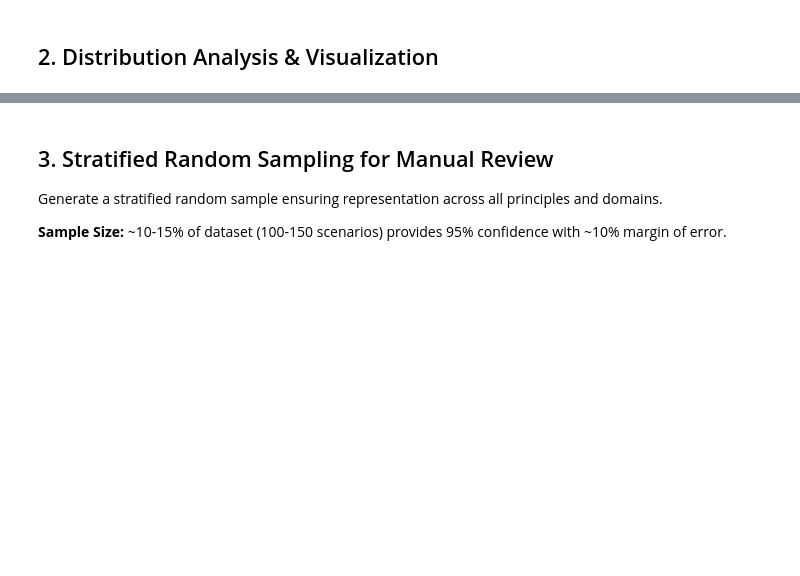
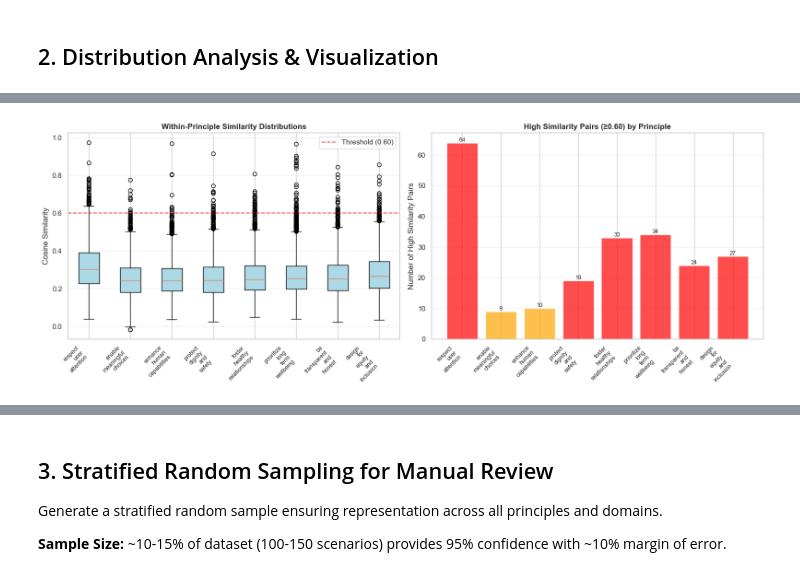
Before and after one commit to buildinghumanetech/humanebench, a Jupyter notebook: data_generation/qa_analysis.ipynb, the cells around one changed output, grey strips where cells are left out. Saved outputs shown, nothing was run; the diff lists cells and outputs as text; code cells hidden in the pictures; blank space fills up the shorter version.

Commit message:
qa with cosine sim

```diff
--- a/data_generation/qa_analysis.ipynb
+++ b/data_generation/qa_analysis.ipynb
@@ -288,0 +548,81 @@ Name: input_length, dtype: float64
+# %%
+# Summary visualization and recommendations
+print("=== SUMMARY: MODE COLLAPSE DETECTION ===\n")
+
+# Summary statistics table
+summary_data = []
+for principle in HUMANE_PRINCIPLES:
+    if principle in within_principle_results:
+        stats = within_principle_results[principle]
+        summary_data.append({
+            'Principle': principle,
+            'Min': f"{stats['min']:.3f}",
+            'Mean': f"{stats['mean']:.3f}",
+            'Max': f"{stats['max']:.3f}",
+            'Std': f"{stats['std']:.3f}",
+            'High Sim Pairs (≥0.60)': stats['n_high_sim']
+        })
+
+summary_df = pd.DataFrame(summary_data)
+print(summary_df.to_string(index=False))
+
+# Visualizations
+fig, (ax1, ax2) = plt.subplots(1, 2, figsize=(16, 6))
+
+# Box plot of similarity distributions
+similarity_dists = []
+labels = []
+for principle in HUMANE_PRINCIPLES:
+    if principle in within_principle_results:
+        similarity_dists.append(within_principle_results[principle]['similarities'])
+        labels.append(principle.replace('-', '\n'))
+
+bp = ax1.boxplot(similarity_dists, labels=labels, patch_artist=True)
+for patch in bp['boxes']:
+    patch.set_facecolor('lightblue')
+
+ax1.axhline(0.60, color='red', linestyle='--', alpha=0.7, label='Threshold (0.60)')
+ax1.set_ylabel('Cosine Similarity')
+ax1.set_title('Within-Principle Similarity Distributions', fontweight='bold', fontsize=12)
+ax1.set_xticklabels(labels, rotation=45, ha='right', fontsize=9)
+ax1.legend()
+ax1.grid(True, alpha=0.3, axis='y')
+
+# Bar chart of high similarity pairs
+high_sim_counts = [within_principle_results[p]['n_high_sim'] for p in HUMANE_PRINCIPLES if p in within_principle_results]
+principle_labels = [p.replace('-', '\n') for p in HUMANE_PRINCIPLES if p in within_principle_results]
+
+colors = ['red' if count > 10 else 'orange' if count > 5 else 'green' for count in high_sim_counts]
+bars = ax2.bar(principle_labels, high_sim_counts, color=colors, alpha=0.7)
+ax2.set_ylabel('Number of High Similarity Pairs')
+ax2.set_title('High Similarity Pairs (≥0.60) by Principle', fontweight='bold', fontsize=12)
+ax2.set_xticklabels(principle_labels, rotation=45, ha='right', fontsize=9)
+ax2.grid(True, alpha=0.3, axis='y')
+
+# Add value labels on bars
+for bar in bars:
+    height = bar.get_height()
+    ax2.text(bar.get_x() + bar.get_width()/2., height,
+            f'{int(height)}', ha='center', va='bottom', fontsize=9)
+
+plt.tight_layout()
+plt.show()
+
+# Recommendations
+print("\n=== RECOMMENDATIONS ===\n")
+total_high_sim = sum(high_sim_counts)
+if total_high_sim == 0:
+    print("✓ No concerning high similarities detected within any principle.")
+    print("  Scenarios within each principle appear sufficiently heterogeneous.")
+else:
+    print(f"⚠️  Found {total_high_sim} high similarity pairs (≥0.60) across all principles.\n")
+    print("Principles requiring attention:")
+    for principle, count in zip(HUMANE_PRINCIPLES, high_sim_counts):
+        if count > 0:
+            print(f"  • {principle}: {count} high-similarity pairs")
+            if count > 10:
+                print(f"    → Consider generating more diverse scenarios for this principle")
+    print("\nReview the detailed results above to identify specific similar scenario pairs.")
+
+print("\n✓ Mode collapse detection complete!")
+# %% [output]
@@ -288,0 +640 @@ Name: input_length, dtype: float64
+[figure, added]
```
Also changed, not shown: parts of 17 cells of this notebook, 2 other files.
